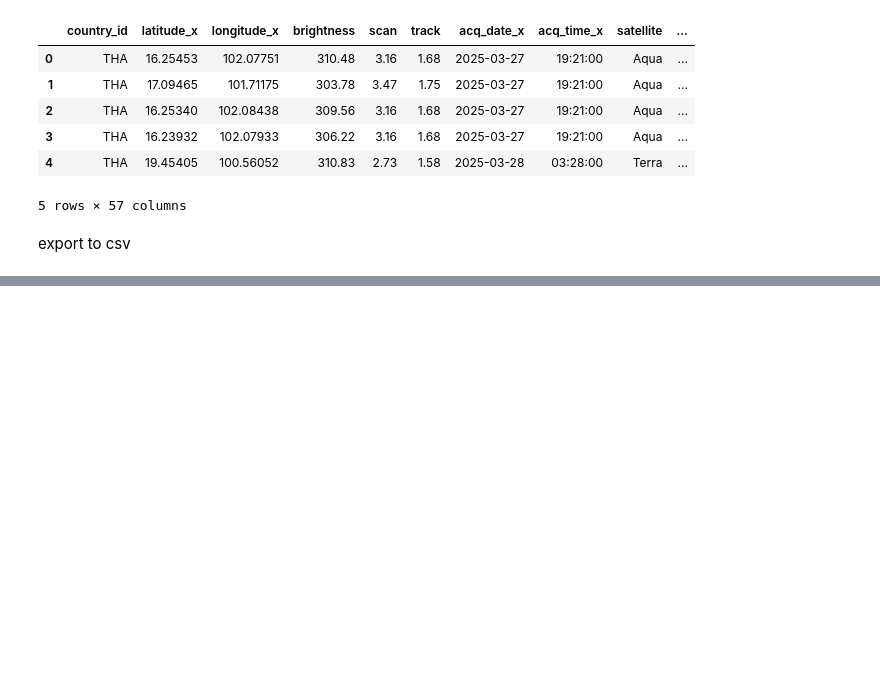
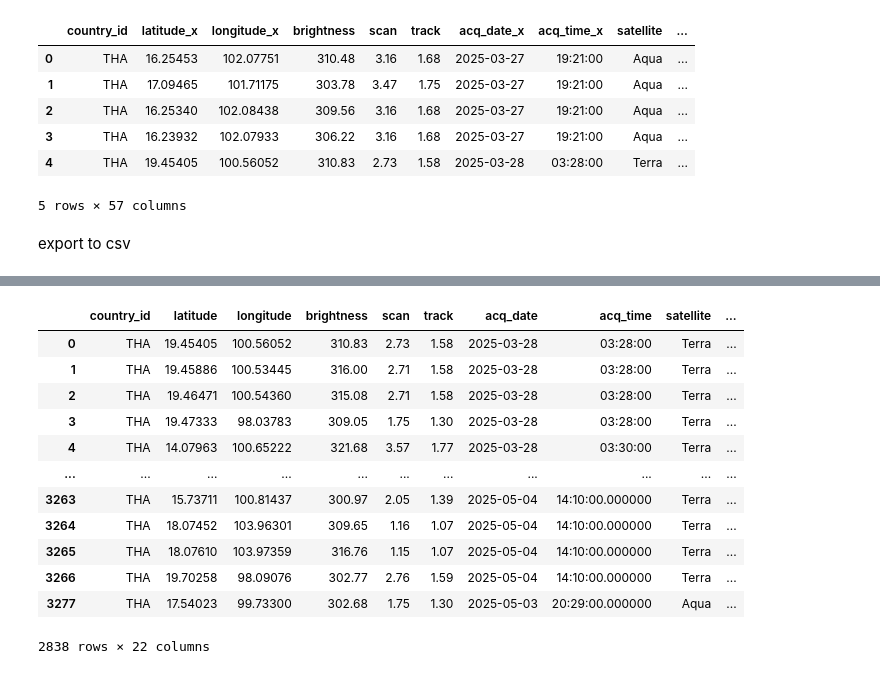
Before and after one commit to ParattakornUdomarnun/dsi321_2025, a Jupyter notebook: api local/merge.ipynb, the cells around one changed output, grey strips where cells are left out. Saved outputs shown, nothing was run; the diff lists cells and outputs as text; code cells hidden in the pictures; blank space fills up the shorter version.

```diff
--- a/api local/merge.ipynb
+++ b/api local/merge.ipynb
@@ -244,0 +267,17 @@ dfmerge.to_csv('testmerge.csv')
+# %%
+unique_df = df_firms.drop_duplicates()
+display(unique_df)
+# %% [output]
+|  | country_id | latitude | longitude | brightness | scan | track | acq_date | acq_time | satellite | ... |
+| 0 | THA | 19.45405 | 100.56052 | 310.83 | 2.73 | 1.58 | 2025-03-28 | 03:28:00 | Terra | ... |
+| 1 | THA | 19.45886 | 100.53445 | 316.00 | 2.71 | 1.58 | 2025-03-28 | 03:28:00 | Terra | ... |
+| 2 | THA | 19.46471 | 100.54360 | 315.08 | 2.71 | 1.58 | 2025-03-28 | 03:28:00 | Terra | ... |
+| 3 | THA | 19.47333 | 98.03783 | 309.05 | 1.75 | 1.30 | 2025-03-28 | 03:28:00 | Terra | ... |
+| 4 | THA | 14.07963 | 100.65222 | 321.68 | 3.57 | 1.77 | 2025-03-28 | 03:30:00 | Terra | ... |
+| ... | ... | ... | ... | ... | ... | ... | ... | ... | ... | ... |
+| 3263 | THA | 15.73711 | 100.81437 | 300.97 | 2.05 | 1.39 | 2025-05-04 | 14:10:00.000000 | Terra | ... |
+| 3264 | THA | 18.07452 | 103.96301 | 309.65 | 1.16 | 1.07 | 2025-05-04 | 14:10:00.000000 | Terra | ... |
+| 3265 | THA | 18.07610 | 103.97359 | 316.76 | 1.15 | 1.07 | 2025-05-04 | 14:10:00.000000 | Terra | ... |
+| 3266 | THA | 19.70258 | 98.09076 | 302.77 | 2.76 | 1.59 | 2025-05-04 | 14:10:00.000000 | Terra | ... |
+| 3277 | THA | 17.54023 | 99.73300 | 302.68 | 1.75 | 1.30 | 2025-05-03 | 20:29:00.000000 | Aqua | ... |
+2838 rows × 22 columns
```
Also changed, not shown: parts of 2 cells of this notebook, 4 other files.
